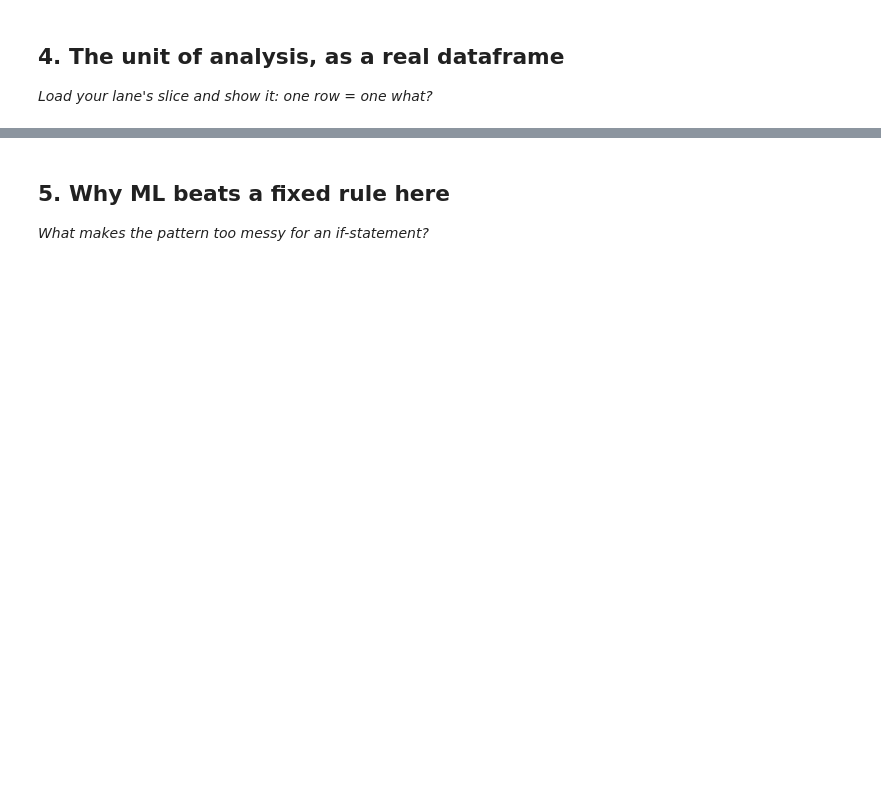
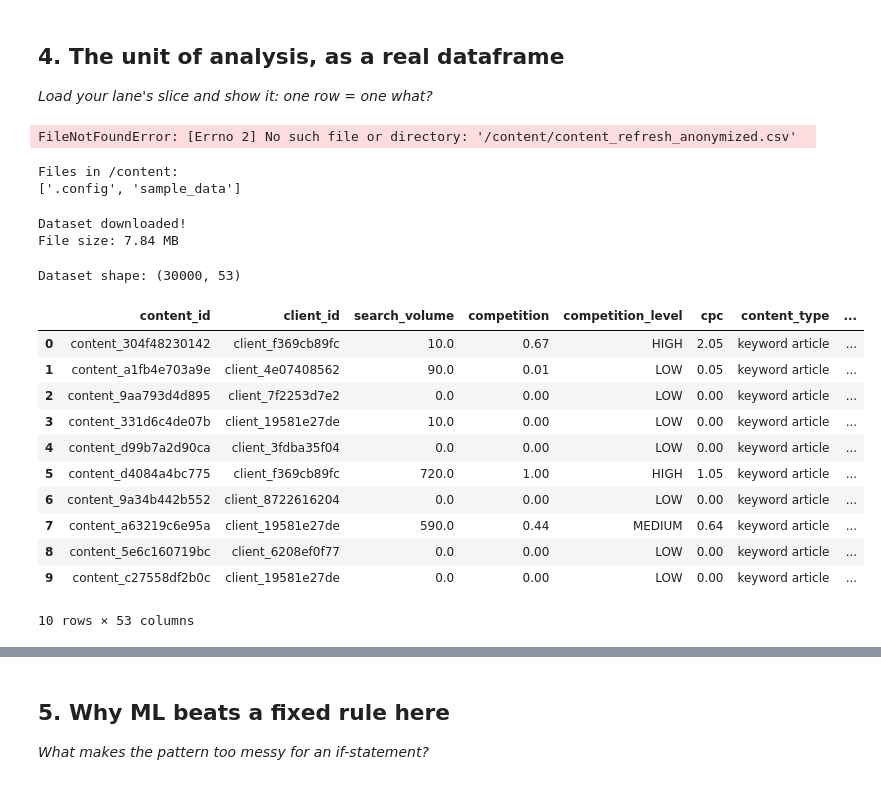
Before and after one commit to mrittiga/flyrank-ml-internship, a Jupyter notebook: work/notebooks/w02_ml_task_framing.ipynb, the cells around one changed output, grey strips where cells are left out. Cells and saved outputs as stored; diff of their text form; code cells hidden in the pictures; blank space fills up the shorter version.

```diff
--- a/work/notebooks/w02_ml_task_framing.ipynb
+++ b/work/notebooks/w02_ml_task_framing.ipynb
@@ -34,3 +63,67 @@ This skeleton is yours to fill. Work the sections **in order** — each one has
 # %%
 # This cell is for CODE (numbers, a query, a check).
 # Write your text answer in the cell ABOVE this one — typing sentences here breaks Run All.
+import pandas as pd
+
+df = pd.read_csv("/content/content_refresh_anonymized.csv")
+
+print("Dataset shape:", df.shape)
+display(df.head(10))
+
+print("\nColumns:")
+print(df.columns.tolist())
+
+print("\nTarget distribution:")
+print(df["trend_direction"].value_counts(dropna=False))
+# %% [output]
+FileNotFoundError: [Errno 2] No such file or directory: '/content/content_refresh_anonymized.csv'
+# %%
+import os
+
+print("Files in /content:")
+print(os.listdir("/content"))
+# %% [output]
+Files in /content:
+['.config', 'sample_data']
+# %%
+
+import requests
+import pandas as pd
+import os
+
+# Official FlyRank dataset download
+url = "https://huggingface.co/datasets/FlyRank/internship-starter/resolve/main/content_refresh_anonymized.csv"
+
+save_path = "/content/content_refresh_anonymized.csv"
+
+response = requests.get(url)
+response.raise_for_status()
+
+with open(save_path, "wb") as f:
+    f.write(response.content)
+
+print("Dataset downloaded!")
+print("File size:", round(os.path.getsize(save_path) / (1024 * 1024), 2), "MB")
+# %% [output]
+Dataset downloaded!
+File size: 7.84 MB
+# %%
+df = pd.read_csv("/content/content_refresh_anonymized.csv")
+
+print("Dataset shape:", df.shape)
+
+display(df.head(10))
+# %% [output]
+Dataset shape: (30000, 53)
+|  | content_id | client_id | search_volume | competition | competition_level | cpc | content_type | ... |
+| 0 | content_304f48230142 | client_f369cb89fc | 10.0 | 0.67 | HIGH | 2.05 | keyword article | ... |
+| 1 | content_a1fb4e703a9e | client_4e07408562 | 90.0 | 0.01 | LOW | 0.05 | keyword article | ... |
+| 2 | content_9aa793d4d895 | client_7f2253d7e2 | 0.0 | 0.00 | LOW | 0.00 | keyword article | ... |
+| 3 | content_331d6c4de07b | client_19581e27de | 10.0 | 0.00 | LOW | 0.00 | keyword article | ... |
+| 4 | content_d99b7a2d90ca | client_3fdba35f04 | 0.0 | 0.00 | LOW | 0.00 | keyword article | ... |
+| 5 | content_d4084a4bc775 | client_f369cb89fc | 720.0 | 1.00 | HIGH | 1.05 | keyword article | ... |
+| 6 | content_9a34b442b552 | client_8722616204 | 0.0 | 0.00 | LOW | 0.00 | keyword article | ... |
+| 7 | content_a63219c6e95a | client_19581e27de | 590.0 | 0.44 | MEDIUM | 0.64 | keyword article | ... |
+| 8 | content_5e6c160719bc | client_6208ef0f77 | 0.0 | 0.00 | LOW | 0.00 | keyword article | ... |
+| 9 | content_c27558df2b0c | client_19581e27de | 0.0 | 0.00 | LOW | 0.00 | keyword article | ... |
+10 rows × 53 columns
```
Also changed, not shown: parts of 12 cells of this notebook.
